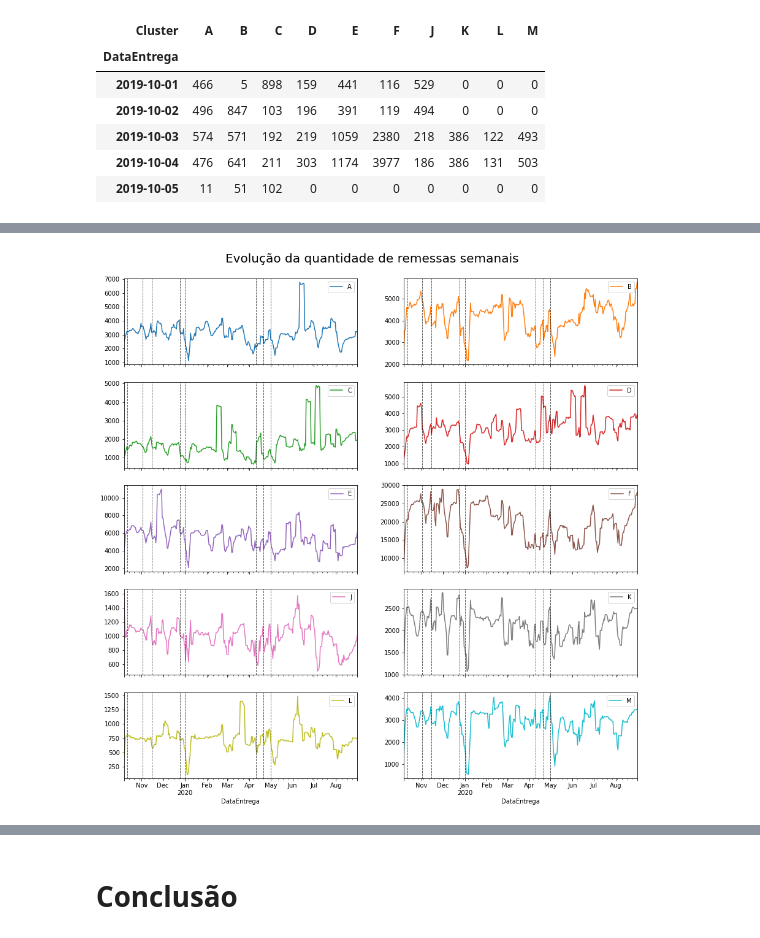
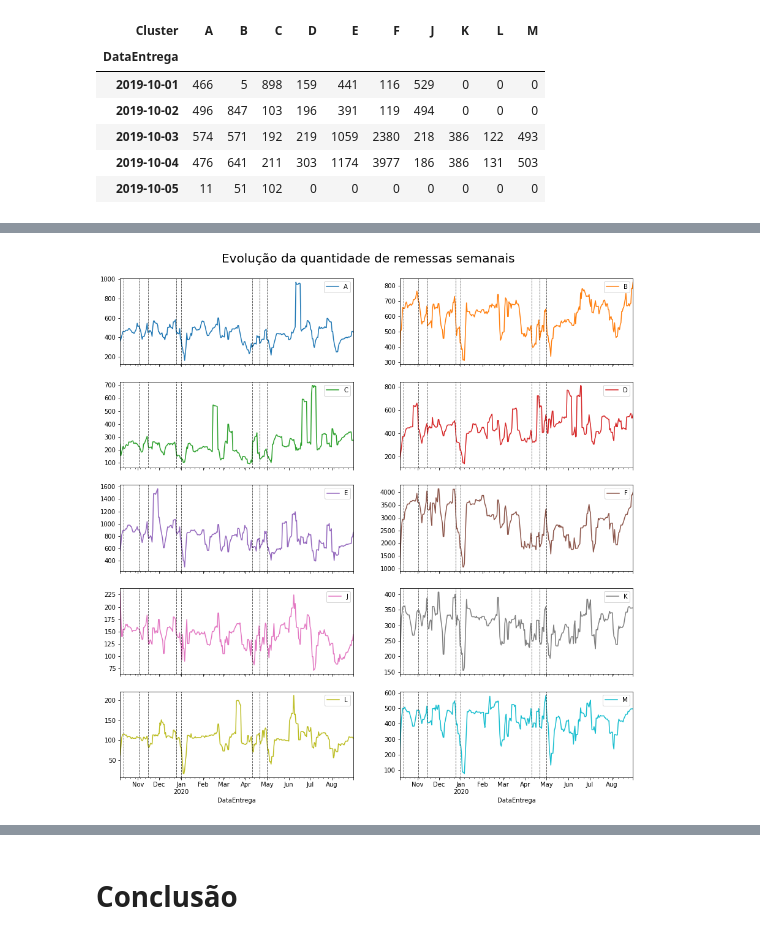
Before and after one commit to leofmr/shipping_predictions, a Jupyter notebook: 01 - análise descritiva.ipynb, the cells around one changed output, grey strips where cells are left out. Saved outputs shown, nothing was run; the diff lists cells and outputs as text; code cells hidden in the pictures.

```diff
--- a/01 - análise descritiva.ipynb
+++ b/01 - análise descritiva.ipynb
@@ -305,19 +309,19 @@ cluster_ts.head()
 # %%
 axs = (cluster_ts.
-       rolling(window=7).sum().dropna().
+       rolling(window=7).mean().dropna().
        plot(subplots=True,
             figsize=(15, 15),
             layout=(5,2)))
 
 for ax_line in axs:
     for ax in ax_line:
         for day in holiday_list:
             ax.axvline(day, color="black", linestyle="--", linewidth=0.9, alpha=0.7)
 
 plt.suptitle("Evolução da quantidade de remessas semanais",
              y=0.9,
              fontsize=20,
              verticalalignment="bottom")
 plt.show()
 # %% [output]
-[figure, old version]
+[figure, new version]
```
Also changed, not shown: parts of 16 cells of this notebook.
